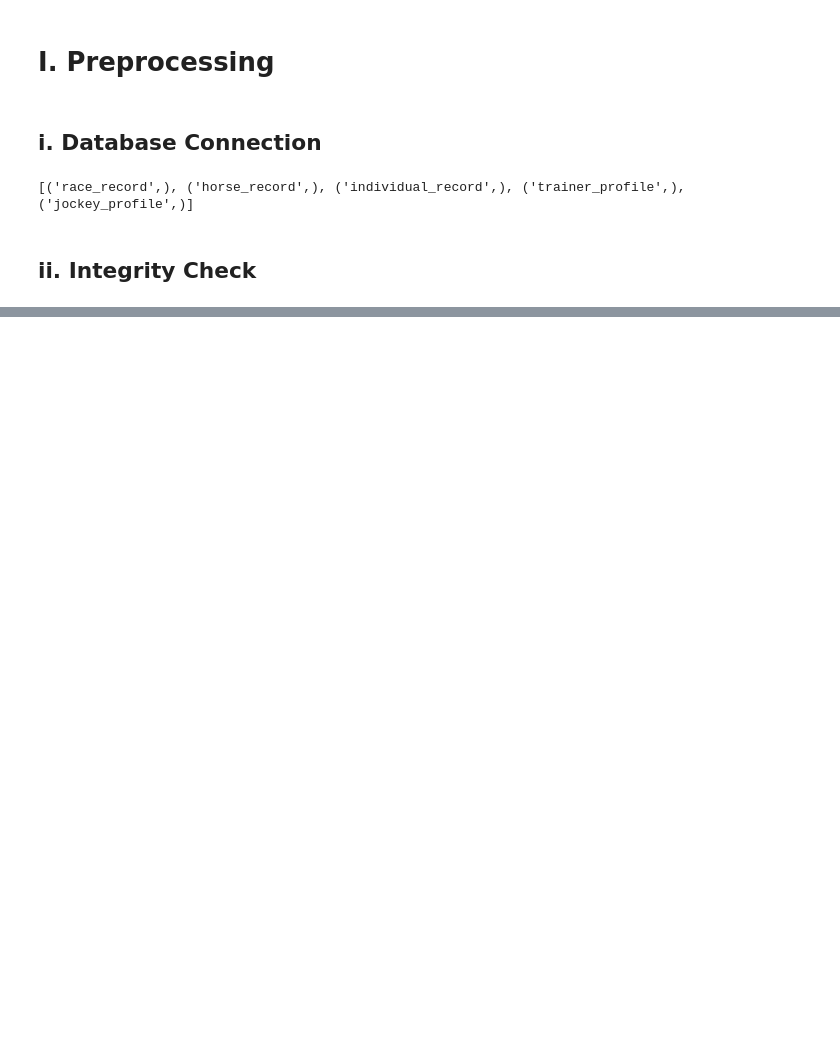
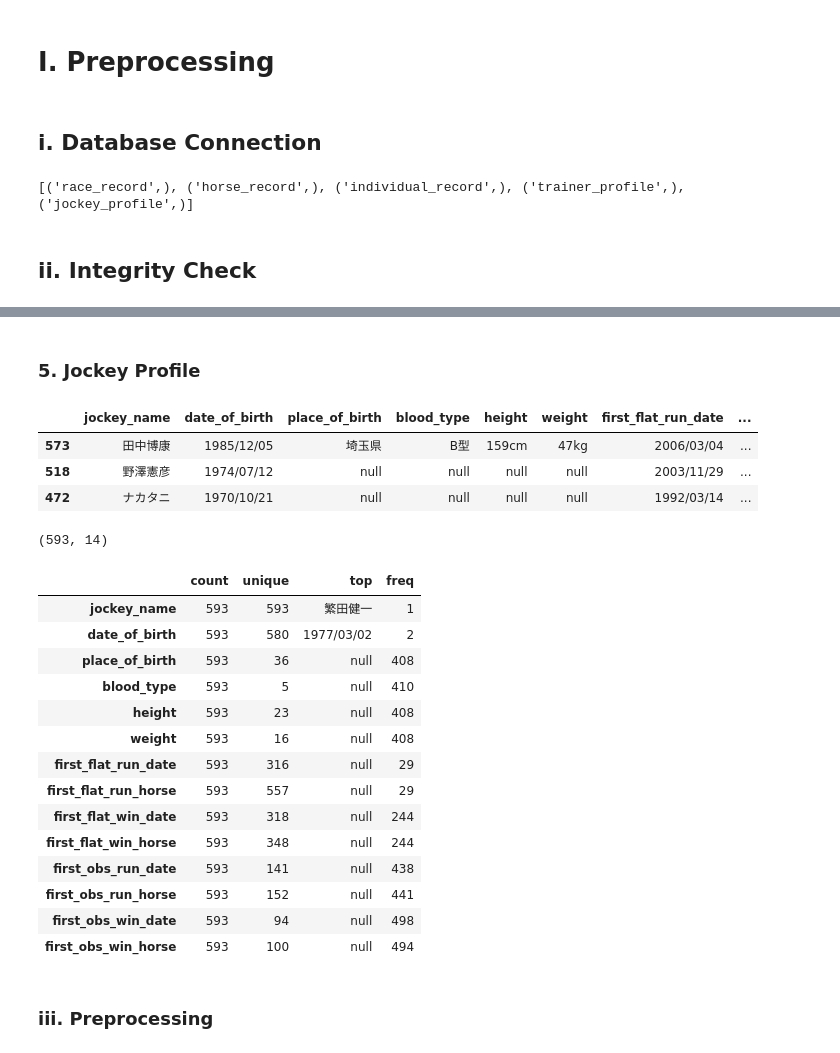
Before and after one commit to terryluzj/ba-fyp-sports-analytics, a Jupyter notebook: analysis/Horse Racing.ipynb, the cells around one changed output, grey strips where cells are left out. Cells and saved outputs as stored; diff of their text form; code cells hidden in the pictures; blank space fills up the shorter version.

```diff
--- a/analysis/Horse Racing.ipynb
+++ b/analysis/Horse Racing.ipynb
@@ -63,0 +166,33 @@ race_count_df.groupby(['run_date', 'place']).count().sample(n=10)
+# %% [markdown]
+### 5. Jockey Profile
+# %%
+# Check the data columns
+jockey_df.sample(n=3)
+# %% [output]
+|  | jockey_name | date_of_birth | place_of_birth | blood_type | height | weight | first_flat_run_date | ... |
+| 573 | 田中博康 | 1985/12/05 | 埼玉県 | B型 | 159cm | 47kg | 2006/03/04 | ... |
+| 518 | 野澤憲彦 | 1974/07/12 | null | null | null | null | 2003/11/29 | ... |
+| 472 | ナカタニ | 1970/10/21 | null | null | null | null | 1992/03/14 | ... |
+# %%
+# Snapshot of tha race_record dataframe
+print(jockey_df.shape)
+jockey_df.describe().T
+# %% [output]
+(593, 14)
+|  | count | unique | top | freq |
+| jockey_name | 593 | 593 | 繁田健一 | 1 |
+| date_of_birth | 593 | 580 | 1977/03/02 | 2 |
+| place_of_birth | 593 | 36 | null | 408 |
+| blood_type | 593 | 5 | null | 410 |
+| height | 593 | 23 | null | 408 |
+| weight | 593 | 16 | null | 408 |
+| first_flat_run_date | 593 | 316 | null | 29 |
+| first_flat_run_horse | 593 | 557 | null | 29 |
+| first_flat_win_date | 593 | 318 | null | 244 |
+| first_flat_win_horse | 593 | 348 | null | 244 |
+| first_obs_run_date | 593 | 141 | null | 438 |
+| first_obs_run_horse | 593 | 152 | null | 441 |
+| first_obs_win_date | 593 | 94 | null | 498 |
+| first_obs_win_horse | 593 | 100 | null | 494 |
+# %% [markdown]
+### iii. Preprocessing
```
Also changed, not shown: parts of 13 cells of this notebook.
